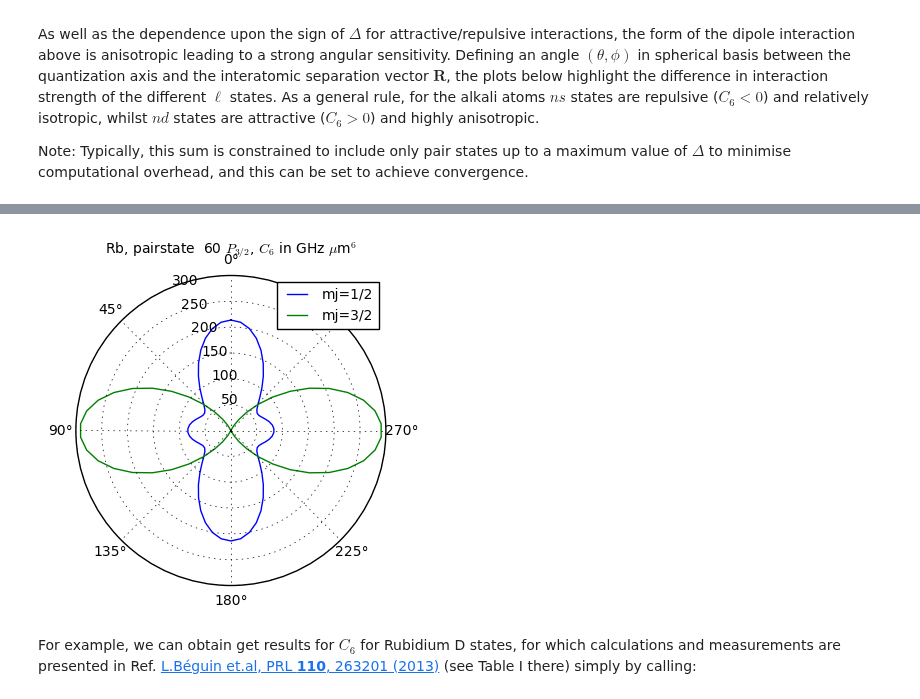
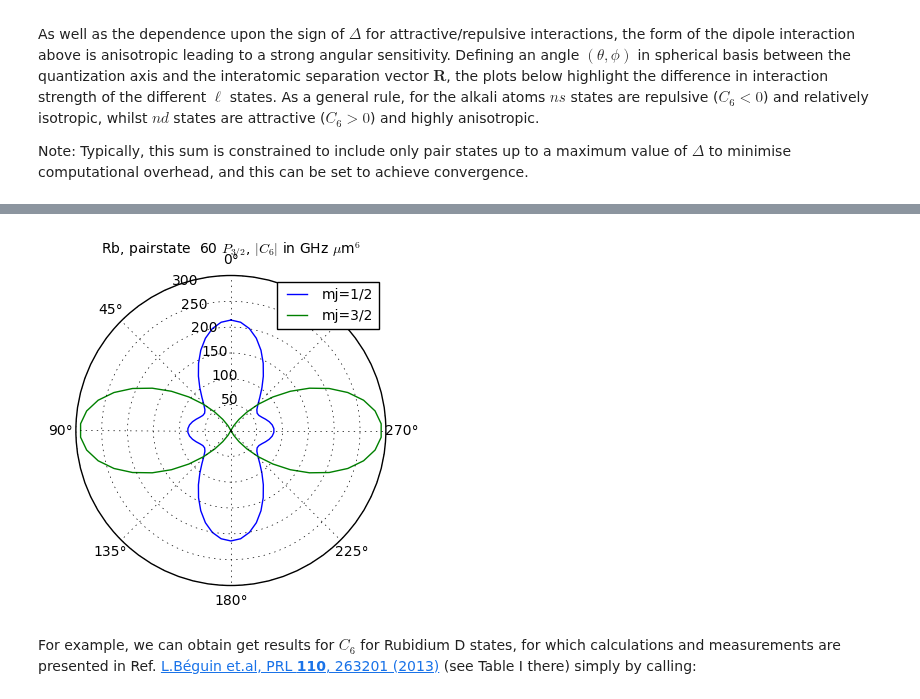
Before and after one commit to nikolasibalic/ARC-Alkali-Rydberg-Calculator, a Jupyter notebook: doc/Rydberg_atoms_a_primer_notebook.ipynb, the cells around one changed output, grey strips where cells are left out. Saved outputs shown, nothing was run; the diff lists cells and outputs as text; code cells hidden in the pictures.

```diff
--- a/doc/Rydberg_atoms_a_primer_notebook.ipynb
+++ b/doc/Rydberg_atoms_a_primer_notebook.ipynb
@@ -952,27 +952,27 @@ plt.show()
 # %%
 thetaList = np.linspace(0,2*pi,71)
 mj = [0.5,1.5]
 colourList = ["b","g","r"]
 
 ax = plt.subplot(111, projection='polar')
 ax.set_theta_zero_location("N")
 line = []
 
 for i in [0,1]:
     calculation1 = PairStateInteractions(Rubidium(), 60, 1, 1.5, 60, 1, 1.5, mj[i], mj[i])
     c6 = []
     for t in thetaList:
         c6.append(calculation1.getC6perturbatively(t,0, 5, 25e9))
 
     # plot results
     lineLegend, = plt.plot(thetaList,c6,"-",color=colourList[i],label=("mj=%d/2"%int(2*mj[i])) )
     line.append(lineLegend)
 
 plt.legend(handles=line,fontsize=10)
-plt.title("Rb, pairstate  60 $P_{3/2}$, $C_6$ in GHz $\mu$m$^{6}$",fontsize=10)
+plt.title("Rb, pairstate  60 $P_{3/2}$, $|C_6|$ in GHz $\mu$m$^{6}$",fontsize=10)
 plt.show()
 # %% [output]
-[figure, old version]
+[figure, new version]
 # %% [markdown]
 For example, we can obtain get results for $C_6$ for Rubidium D states, for which calculations and measurements are presented in Ref. [L.Béguin et.al, PRL **110**, 263201 (2013)](https://doi.org/10.1103/PhysRevLett.110.263201) (see Table I there) simply by calling:
 # %%
```
Also changed, not shown: parts of 11 cells of this notebook, 4 other files.
